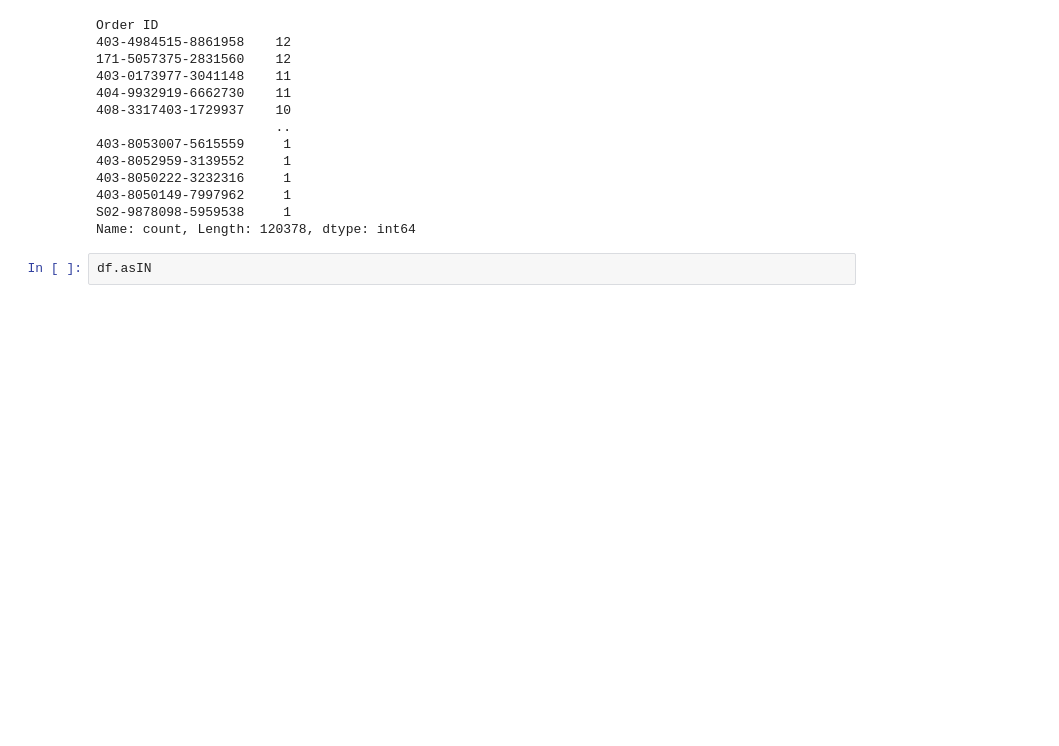
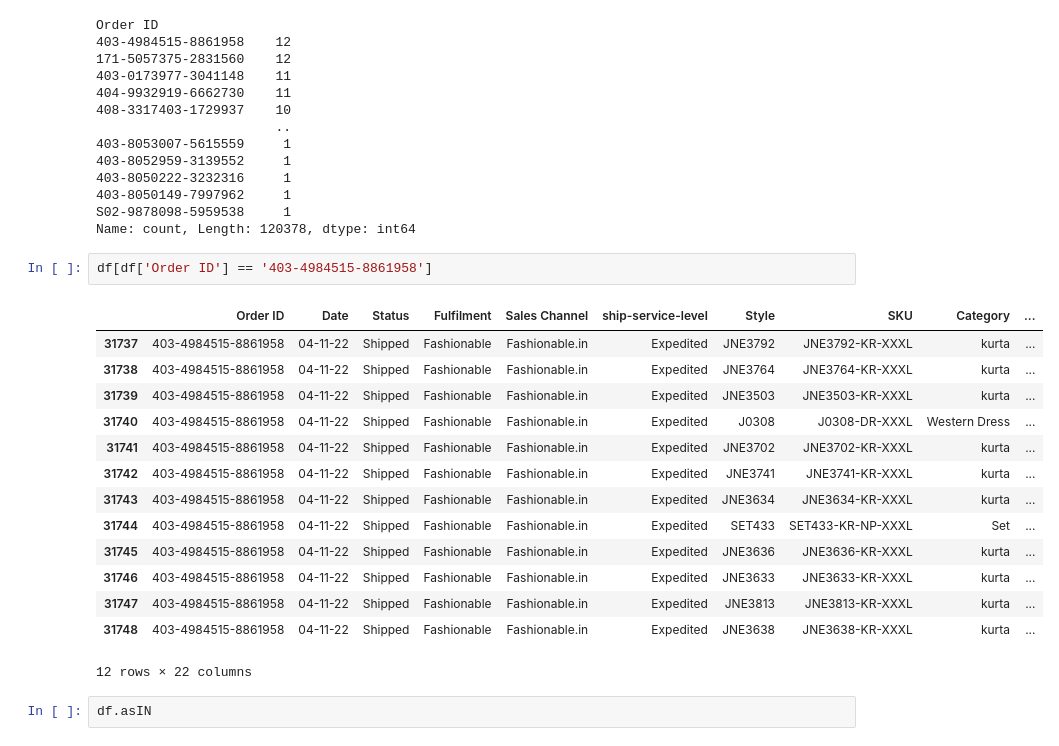
Before and after one commit to BartEmons/fashionable-duckdb, a Jupyter notebook: analysis/analysis.ipynb, the cells around one changed output. Cells and saved outputs as stored; diff of their text form; blank space fills up the shorter version.

```diff
--- a/analysis/analysis.ipynb
+++ b/analysis/analysis.ipynb
@@ -46,6 +46,23 @@ Order ID
 403-8050149-7997962     1
 S02-9878098-5959538     1
 Name: count, Length: 120378, dtype: int64
+# %%
+df[df['Order ID'] == '403-4984515-8861958']
+# %% [output]
+|  | Order ID | Date | Status | Fulfilment | Sales Channel | ship-service-level | Style | SKU | Category | ... |
+| 31737 | 403-4984515-8861958 | 04-11-22 | Shipped | Fashionable | Fashionable.in | Expedited | JNE3792 | JNE3792-KR-XXXL | kurta | ... |
+| 31738 | 403-4984515-8861958 | 04-11-22 | Shipped | Fashionable | Fashionable.in | Expedited | JNE3764 | JNE3764-KR-XXXL | kurta | ... |
+| 31739 | 403-4984515-8861958 | 04-11-22 | Shipped | Fashionable | Fashionable.in | Expedited | JNE3503 | JNE3503-KR-XXXL | kurta | ... |
+| 31740 | 403-4984515-8861958 | 04-11-22 | Shipped | Fashionable | Fashionable.in | Expedited | J0308 | J0308-DR-XXXL | Western Dress | ... |
+| 31741 | 403-4984515-8861958 | 04-11-22 | Shipped | Fashionable | Fashionable.in | Expedited | JNE3702 | JNE3702-KR-XXXL | kurta | ... |
+| 31742 | 403-4984515-8861958 | 04-11-22 | Shipped | Fashionable | Fashionable.in | Expedited | JNE3741 | JNE3741-KR-XXXL | kurta | ... |
+| 31743 | 403-4984515-8861958 | 04-11-22 | Shipped | Fashionable | Fashionable.in | Expedited | JNE3634 | JNE3634-KR-XXXL | kurta | ... |
+| 31744 | 403-4984515-8861958 | 04-11-22 | Shipped | Fashionable | Fashionable.in | Expedited | SET433 | SET433-KR-NP-XXXL | Set | ... |
+| 31745 | 403-4984515-8861958 | 04-11-22 | Shipped | Fashionable | Fashionable.in | Expedited | JNE3636 | JNE3636-KR-XXXL | kurta | ... |
+| 31746 | 403-4984515-8861958 | 04-11-22 | Shipped | Fashionable | Fashionable.in | Expedited | JNE3633 | JNE3633-KR-XXXL | kurta | ... |
+| 31747 | 403-4984515-8861958 | 04-11-22 | Shipped | Fashionable | Fashionable.in | Expedited | JNE3813 | JNE3813-KR-XXXL | kurta | ... |
+| 31748 | 403-4984515-8861958 | 04-11-22 | Shipped | Fashionable | Fashionable.in | Expedited | JNE3638 | JNE3638-KR-XXXL | kurta | ... |
+12 rows × 22 columns
 # %%
 df.asIN
 # %% [output]
```
Also changed, not shown: 15 other files.
